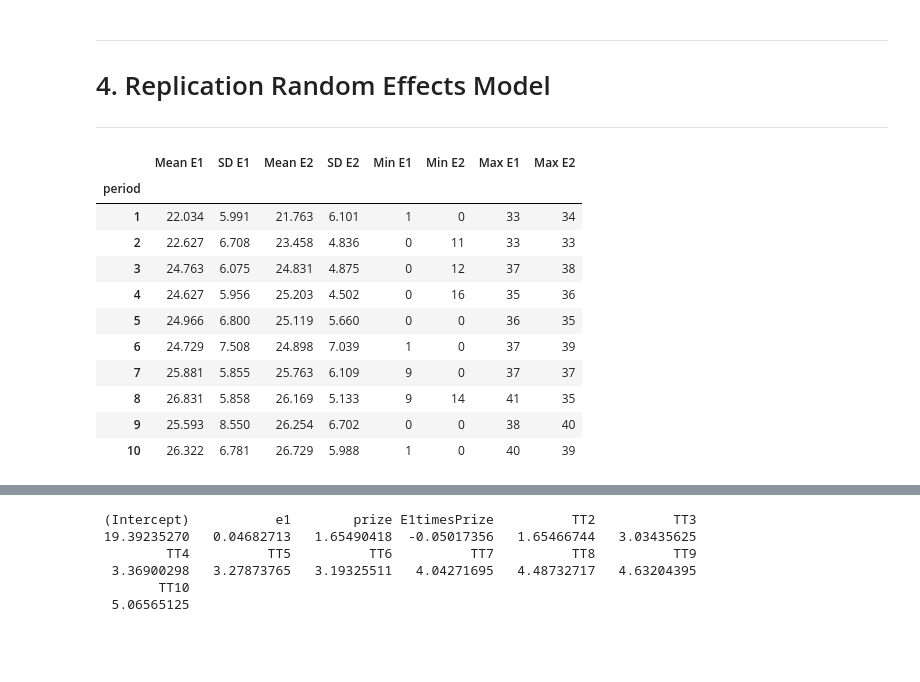
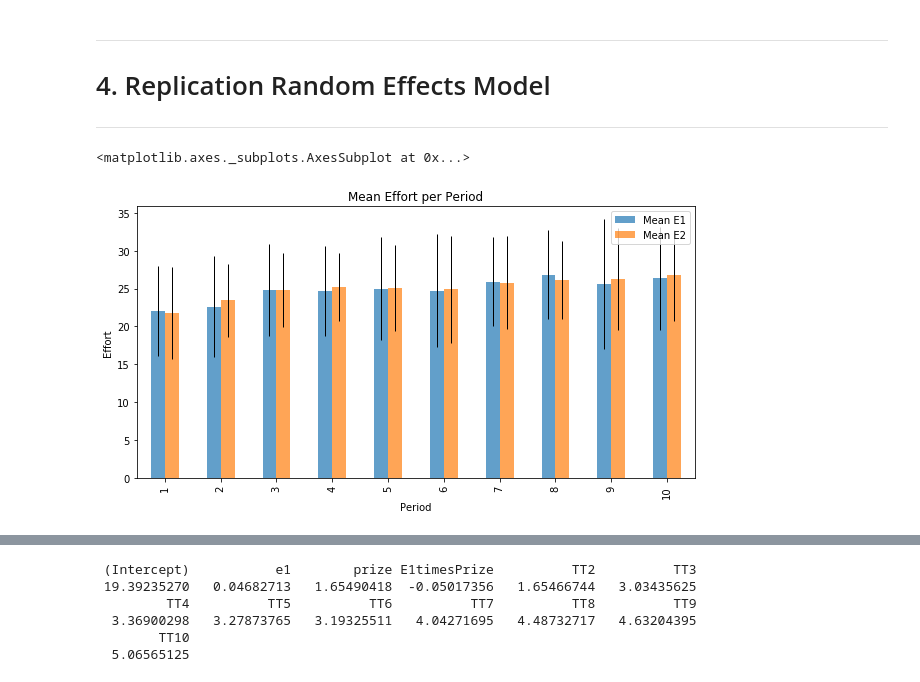
Before and after one commit to VincentSelz/microeconometrics-course-project-VincentSelz, a Jupyter notebook: Project-VincentSelz.ipynb, the cells around one changed output, grey strips where cells are left out. Drawn from its saved outputs; the diff is of its cells as text; code cells hidden in the pictures; blank space fills up the shorter version.

Commit message:
Overview graphs and start MSM.

```diff
--- a/Project-VincentSelz.ipynb
+++ b/Project-VincentSelz.ipynb
@@ -88,17 +89,9 @@ After each round the subjects were paired with another subjects. To ensure that
 ---
 # %%
 df_1, df_2, df_2_pref = get_datasets()
-effort_overview(df_2_pref)
+rslt = effort_overview(df_2_pref)
-# %% [output]
-|  | Mean E1 | SD E1 | Mean E2 | SD E2 | Min E1 | Min E2 | Max E1 | Max E2 |
-| period |  |  |  |  |  |  |  |  |
-| 1 | 22.034 | 5.991 | 21.763 | 6.101 | 1 | 0 | 33 | 34 |
-| 2 | 22.627 | 6.708 | 23.458 | 4.836 | 0 | 11 | 33 | 33 |
-| 3 | 24.763 | 6.075 | 24.831 | 4.875 | 0 | 12 | 37 | 38 |
-| 4 | 24.627 | 5.956 | 25.203 | 4.502 | 0 | 16 | 35 | 36 |
-| 5 | 24.966 | 6.800 | 25.119 | 5.660 | 0 | 0 | 36 | 35 |
-| 6 | 24.729 | 7.508 | 24.898 | 7.039 | 1 | 0 | 37 | 39 |
-| 7 | 25.881 | 5.855 | 25.763 | 6.109 | 9 | 0 | 37 | 37 |
-| 8 | 26.831 | 5.858 | 26.169 | 5.133 | 9 | 14 | 41 | 35 |
-| 9 | 25.593 | 8.550 | 26.254 | 6.702 | 0 | 0 | 38 | 40 |
-| 10 | 26.322 | 6.781 | 26.729 | 5.988 | 1 | 0 | 40 | 39 |
+# %%
+effort_plot(rslt)
+# %% [output]
+<matplotlib.axes._subplots.AxesSubplot at 0x...>
+[figure, added]
```
Also changed, not shown: parts of 20 cells of this notebook.
